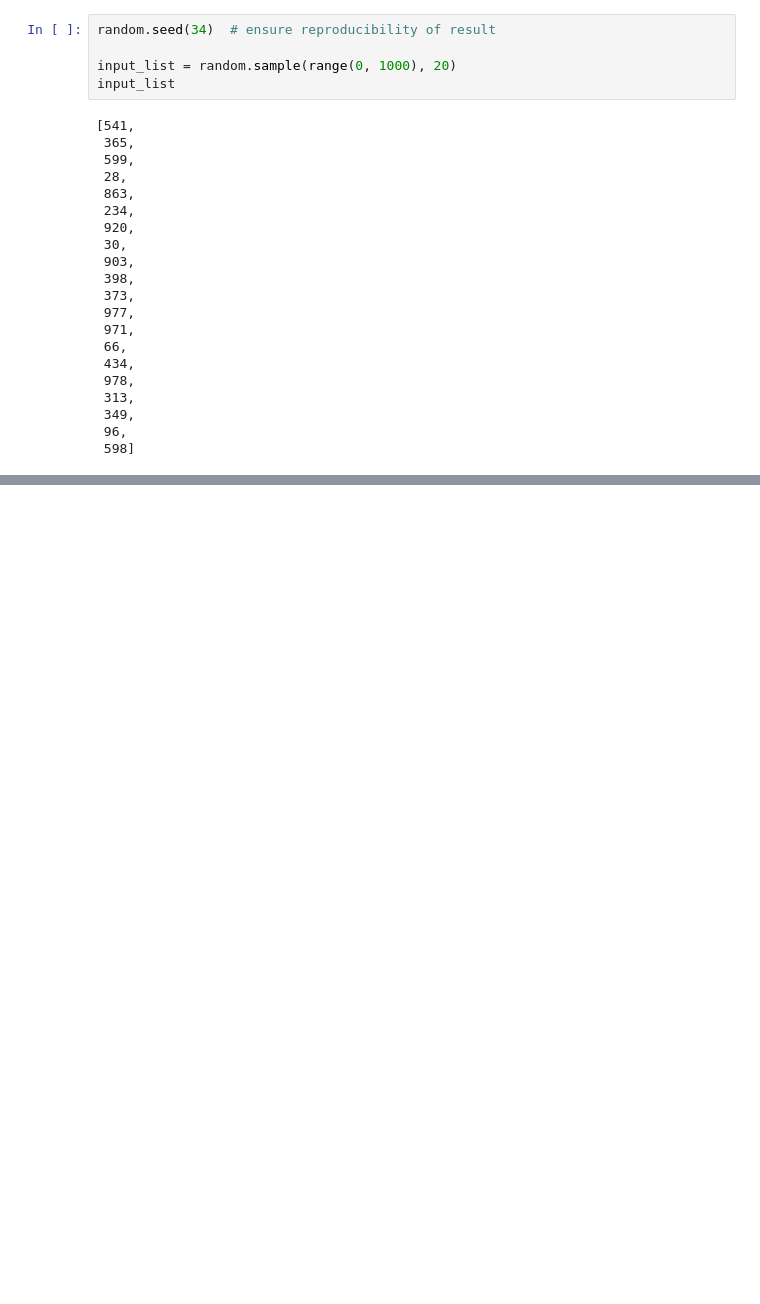
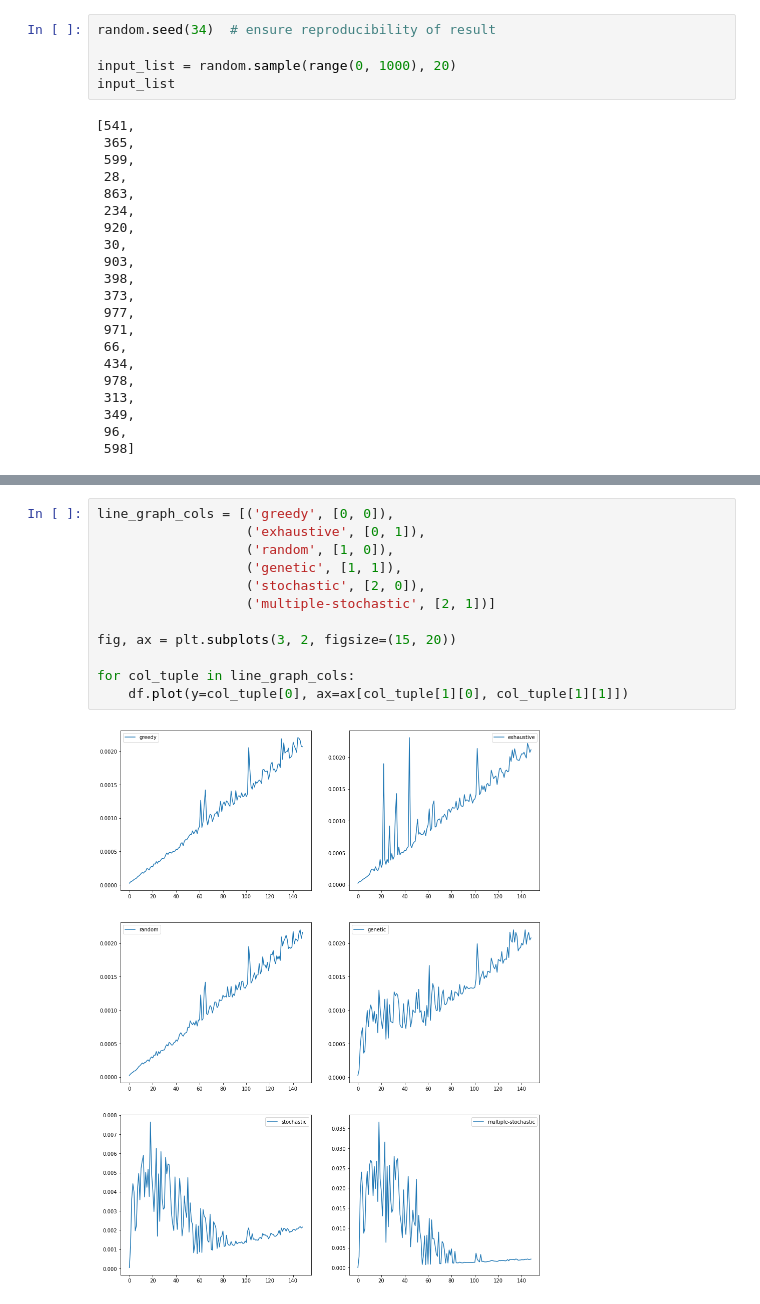
Before and after one commit to JohnStokes228/minimum_prime_hit_set, a Jupyter notebook: algorithm_comparisons.ipynb, the cells around one changed output, grey strips where cells are left out. Cells and saved outputs as stored; diff of their text form; blank space fills up the shorter version.

```diff
--- a/algorithm_comparisons.ipynb
+++ b/algorithm_comparisons.ipynb
@@ -109,0 +267,14 @@ Also note that multiple stochastic has managed to find a solution which matches
+# %%
+line_graph_cols = [('greedy', [0, 0]),
+                   ('exhaustive', [0, 1]),
+                   ('random', [1, 0]),
+                   ('genetic', [1, 1]),
+                   ('stochastic', [2, 0]),
+                   ('multiple-stochastic', [2, 1])]
+
+fig, ax = plt.subplots(3, 2, figsize=(15, 20))
+
+for col_tuple in line_graph_cols:
+    df.plot(y=col_tuple[0], ax=ax[col_tuple[1][0], col_tuple[1][1]])
+# %% [output]
+[figure, added]
```
Also changed, not shown: parts of 16 cells of this notebook, 1 other file.
